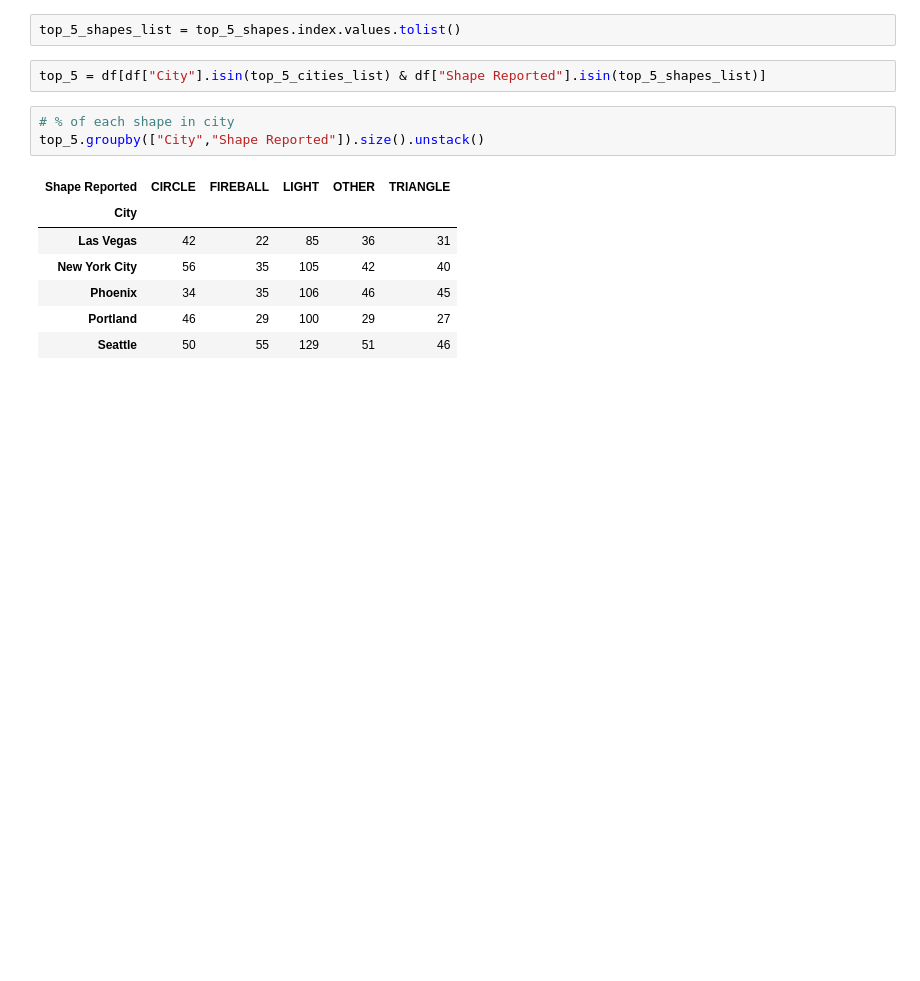
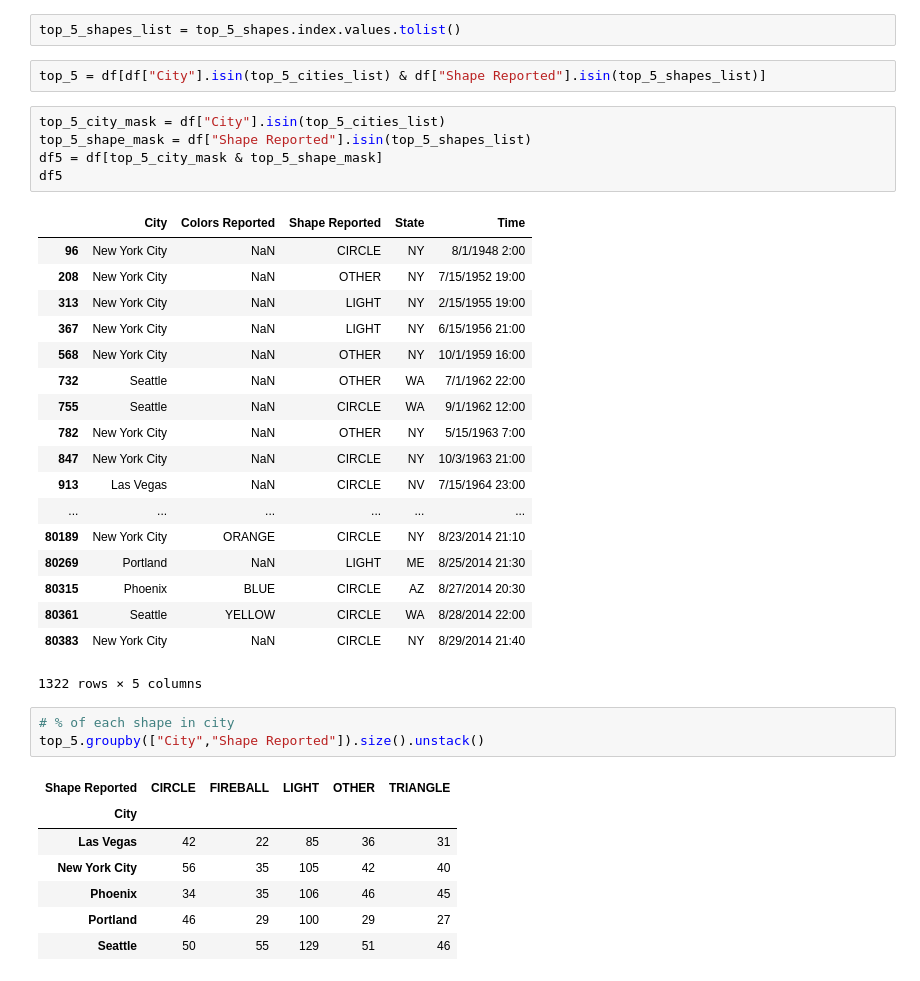
Before and after one commit to fionatalin/DS-SF-42, a Jupyter notebook: classes/04/notebooks/pandas-grouping-lesson/practice-pandas-grouping.ipynb, the cells around one changed output. Drawn from its saved outputs; the diff is of its cells as text; blank space fills up the shorter version.

```diff
--- a/classes/04/notebooks/pandas-grouping-lesson/practice-pandas-grouping.ipynb
+++ b/classes/04/notebooks/pandas-grouping-lesson/practice-pandas-grouping.ipynb
@@ -119,6 +129,30 @@ top_5_shapes.index.values.tolist()
 top_5_shapes_list = top_5_shapes.index.values.tolist()
 # %%
 top_5 = df[df["City"].isin(top_5_cities_list) & df["Shape Reported"].isin(top_5_shapes_list)]
+# %%
+top_5_city_mask = df["City"].isin(top_5_cities_list)
+top_5_shape_mask = df["Shape Reported"].isin(top_5_shapes_list)
+df5 = df[top_5_city_mask & top_5_shape_mask]
+df5
+# %% [output]
+|  | City | Colors Reported | Shape Reported | State | Time |
+| 96 | New York City | NaN | CIRCLE | NY | 8/1/1948 2:00 |
+| 208 | New York City | NaN | OTHER | NY | 7/15/1952 19:00 |
+| 313 | New York City | NaN | LIGHT | NY | 2/15/1955 19:00 |
+| 367 | New York City | NaN | LIGHT | NY | 6/15/1956 21:00 |
+| 568 | New York City | NaN | OTHER | NY | 10/1/1959 16:00 |
+| 732 | Seattle | NaN | OTHER | WA | 7/1/1962 22:00 |
+| 755 | Seattle | NaN | CIRCLE | WA | 9/1/1962 12:00 |
+| 782 | New York City | NaN | OTHER | NY | 5/15/1963 7:00 |
+| 847 | New York City | NaN | CIRCLE | NY | 10/3/1963 21:00 |
+| 913 | Las Vegas | NaN | CIRCLE | NV | 7/15/1964 23:00 |
+| ... | ... | ... | ... | ... | ... |
+| 80189 | New York City | ORANGE | CIRCLE | NY | 8/23/2014 21:10 |
+| 80269 | Portland | NaN | LIGHT | ME | 8/25/2014 21:30 |
+| 80315 | Phoenix | BLUE | CIRCLE | AZ | 8/27/2014 20:30 |
+| 80361 | Seattle | YELLOW | CIRCLE | WA | 8/28/2014 22:00 |
+| 80383 | New York City | NaN | CIRCLE | NY | 8/29/2014 21:40 |
+1322 rows × 5 columns
 # %%
 # % of each shape in city
 top_5.groupby(["City","Shape Reported"]).size().unstack()
```
Also changed, not shown: parts of 2 cells of this notebook, 6 other files.
